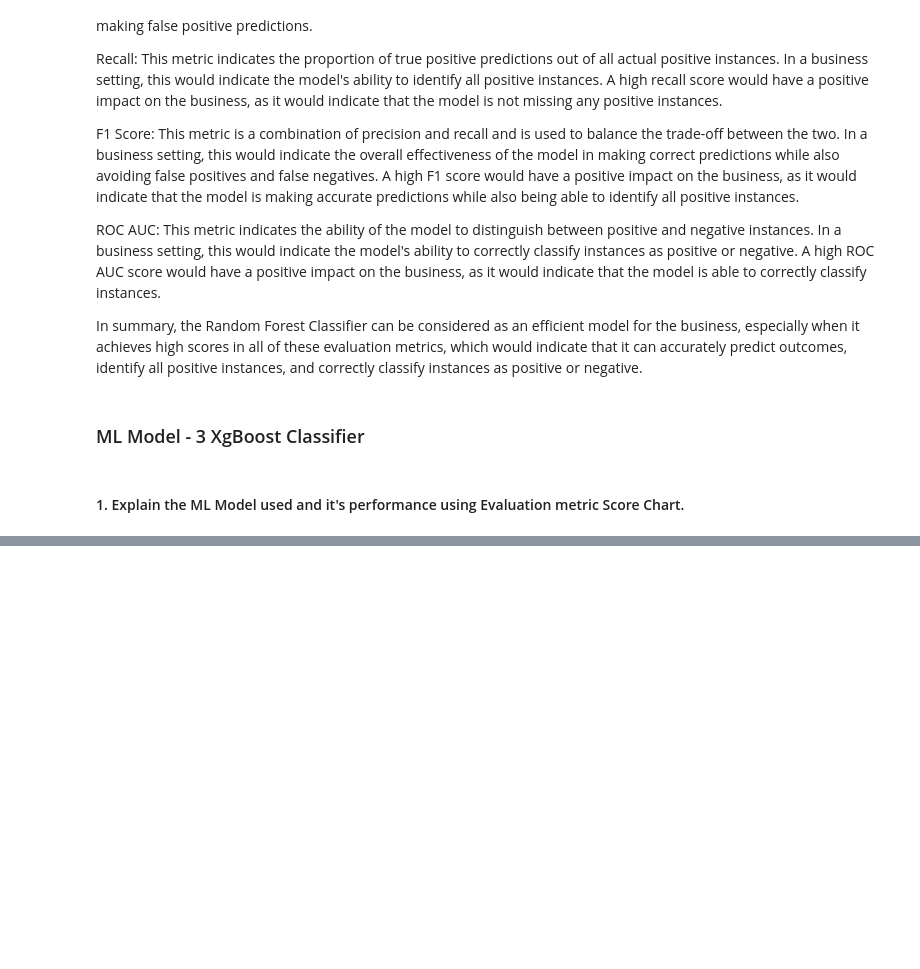
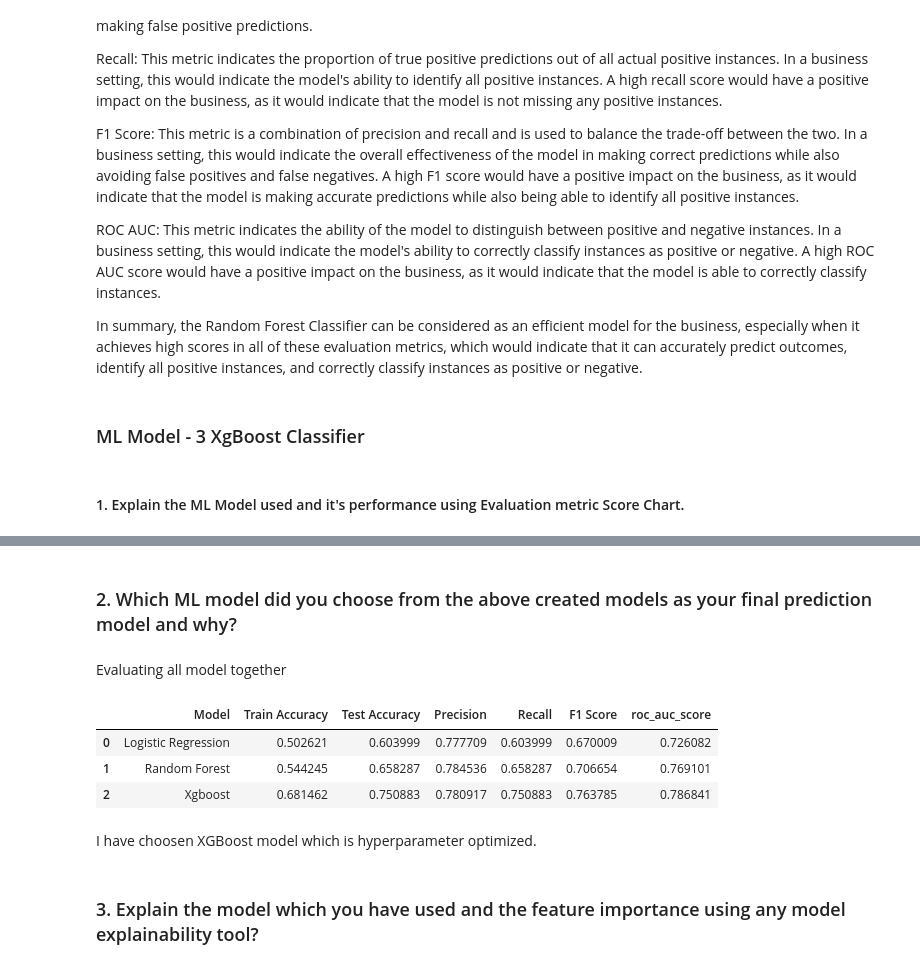
Before and after one commit to Shreya-data/Email-Campaign-Effectiveness-prediction, a Jupyter notebook: Untitled.ipynb, the cells around one changed output, grey strips where cells are left out. Cells and saved outputs as stored; diff of their text form; code cells hidden in the pictures; blank space fills up the shorter version.

```diff
--- a/Untitled.ipynb
+++ b/Untitled.ipynb
@@ -1515,0 +1679,25 @@ test_probability5 = xg_models.predict_proba(X_test)
+# %% [markdown]
+### 2. Which ML model did you choose from the above created models as your final prediction model and why?
+# %% [markdown]
+Evaluating all model together
+# %%
+#evaluation metrics for all classifiers
+Model = ["Logistic Regression","Random Forest","Xgboost"]
+# %%
+#creating dataframe for all classifiers using dictionary
+pd.DataFrame({"Model":Model,
+'Train Accuracy':[0.502621,0.544245,0.681462],
+'Test Accuracy':[0.603999,0.658287,0.750883],
+'Precision':[0.777709,0.784536,0.780917],
+'Recall':[0.603999,0.658287,0.750883],
+'F1 Score':[0.670009,0.706654,0.763785],
+'roc_auc_score':[0.726082,0.769101,0.786841]})
+# %% [output]
+|  | Model | Train Accuracy | Test Accuracy | Precision | Recall | F1 Score | roc_auc_score |
+| 0 | Logistic Regression | 0.502621 | 0.603999 | 0.777709 | 0.603999 | 0.670009 | 0.726082 |
+| 1 | Random Forest | 0.544245 | 0.658287 | 0.784536 | 0.658287 | 0.706654 | 0.769101 |
+| 2 | Xgboost | 0.681462 | 0.750883 | 0.780917 | 0.750883 | 0.763785 | 0.786841 |
+# %% [markdown]
+I have choosen XGBoost model which is hyperparameter optimized.
+# %% [markdown]
+### 3. Explain the model which you have used and the feature importance using any model explainability tool?
```
Also changed, not shown: parts of 42 cells of this notebook.
